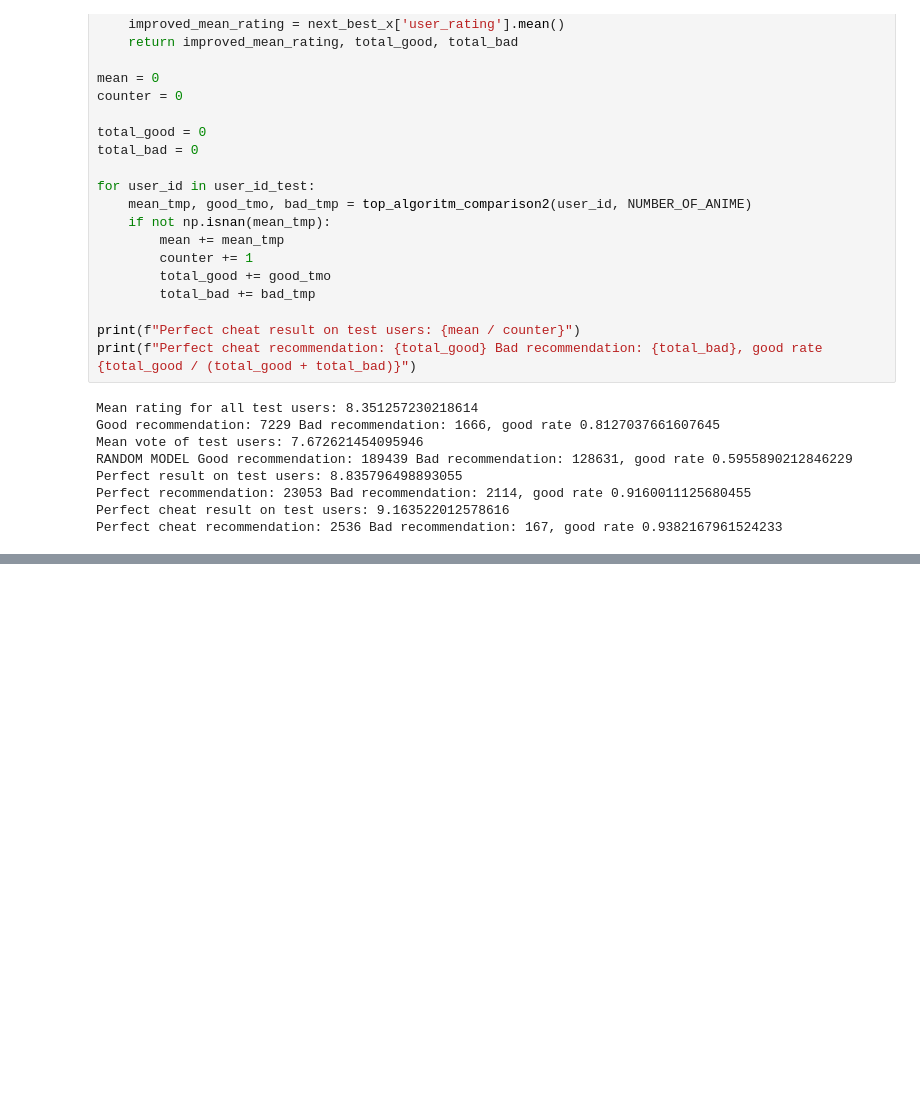
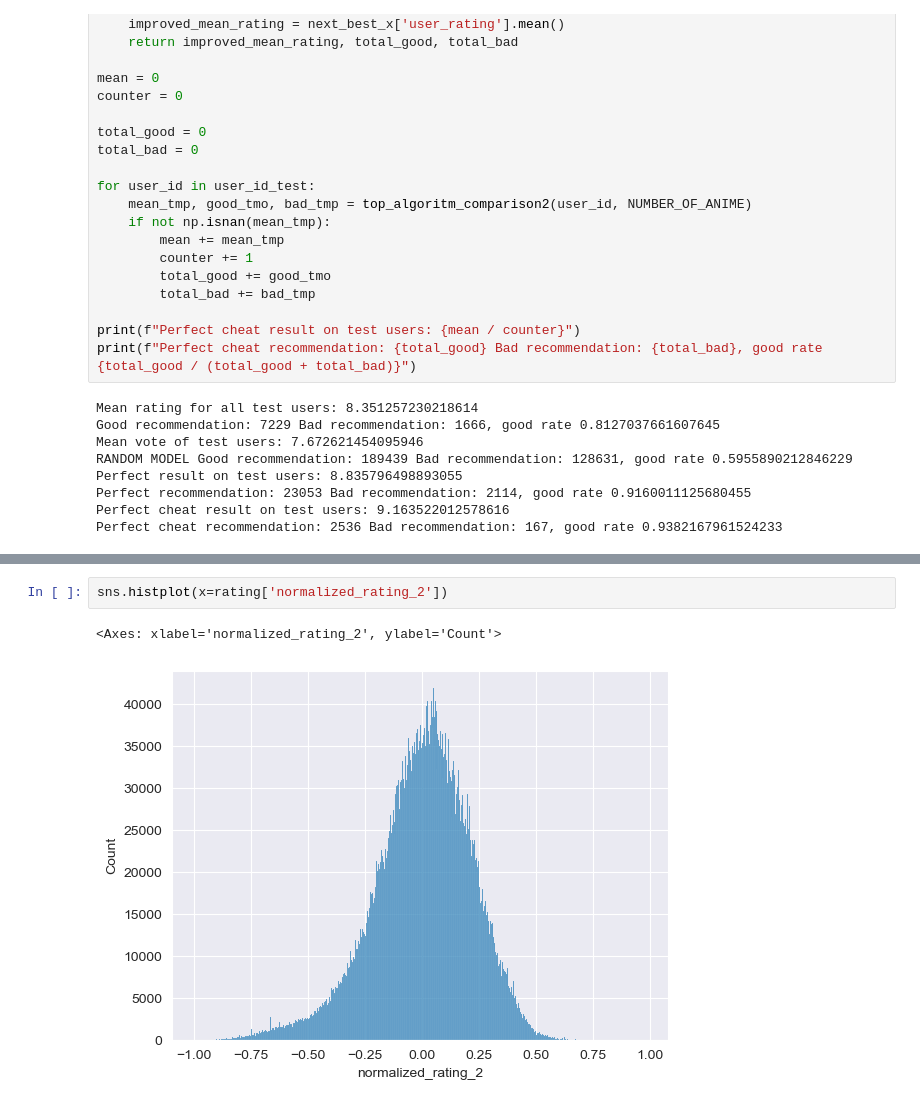
Before and after one commit to SamuelCorecco/05_ComicBook, a Jupyter notebook: Collaborative_Filtering_Samuel_corecco.ipynb, the cells around one changed output, grey strips where cells are left out. Saved outputs shown, nothing was run; the diff lists cells and outputs as text; blank space fills up the shorter version.

```diff
--- a/Collaborative_Filtering_Samuel_corecco.ipynb
+++ b/Collaborative_Filtering_Samuel_corecco.ipynb
@@ -439,0 +549,5 @@ Perfect cheat recommendation: 2536 Bad recommendation: 167, good rate 0.93821679
+# %%
+sns.histplot(x=rating['normalized_rating_2'])
+# %% [output]
+<Axes: xlabel='normalized_rating_2', ylabel='Count'>
+[figure, added]
```
Also changed, not shown: parts of 38 cells of this notebook.
